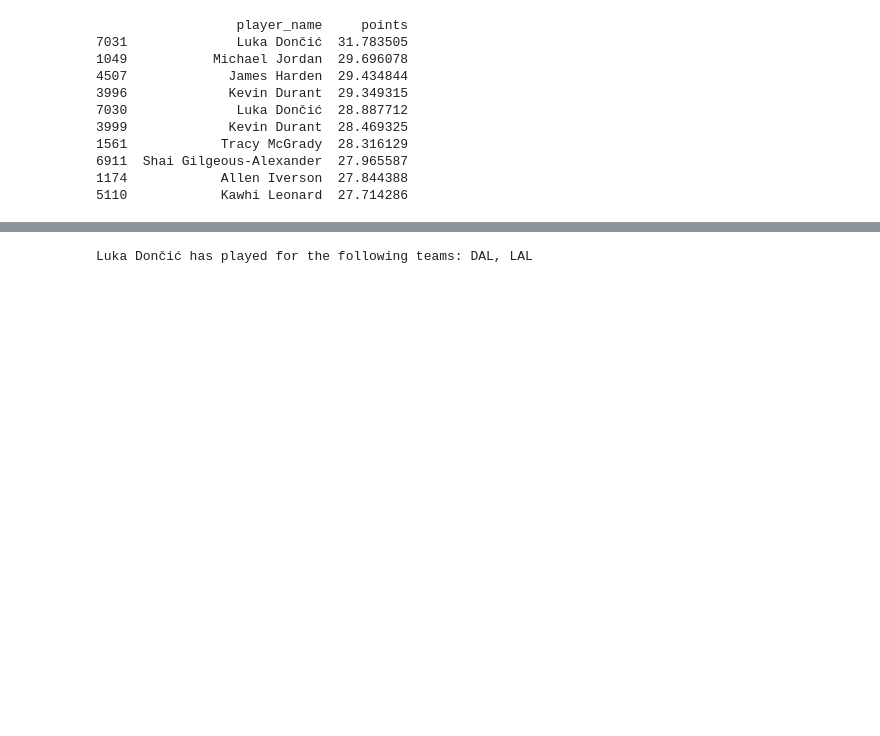
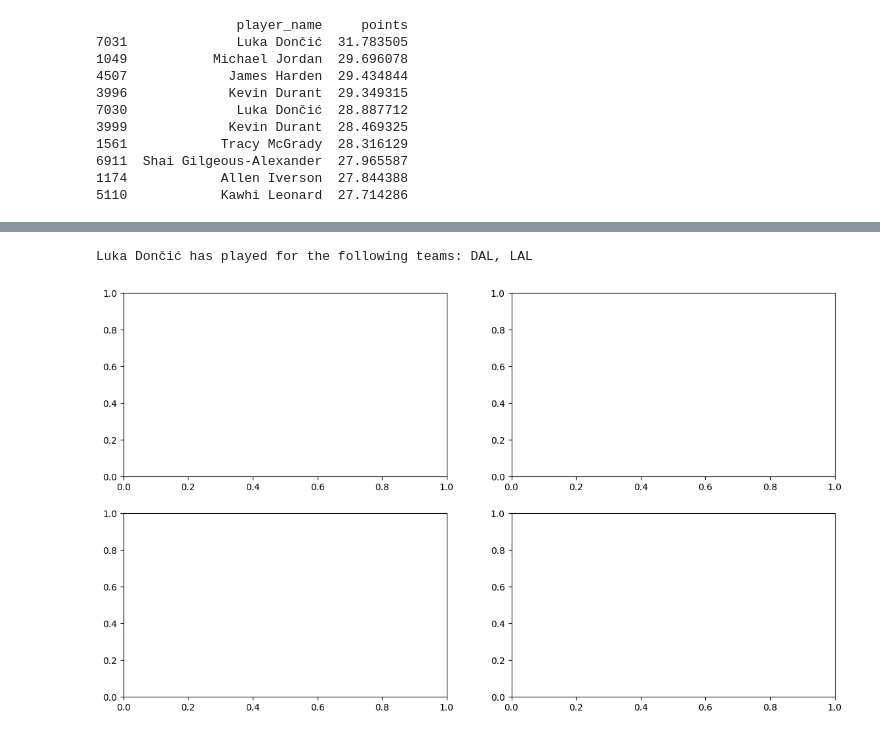
Before and after one commit to Caro-13/data_viz_NBA_Hyp_A, a Jupyter notebook: main.ipynb, the cells around one changed output, grey strips where cells are left out. Drawn from its saved outputs; the diff is of its cells as text; code cells hidden in the pictures; blank space fills up the shorter version.

```diff
--- a/main.ipynb
+++ b/main.ipynb
@@ -97,6 +196,10 @@ Aggregated Player Stats:
 # %%
 # Teams for Luka Doncic
 luka_teams = agg_summary[agg_summary["player_name"] == "Luka Dončić"]["team_abbreviation"].unique()
 print(f"Luka Dončić has played for the following teams: {', '.join(luka_teams)}")
+
+# plot DAL stats before and after Luka's arrival, and beforw and after he leaves
+fig = plt.subplots(2,2,figsize=(14, 8))
 # %% [output]
 Luka Dončić has played for the following teams: DAL, LAL
+[figure, added]
```
Also changed, not shown: parts of 3 cells of this notebook.
